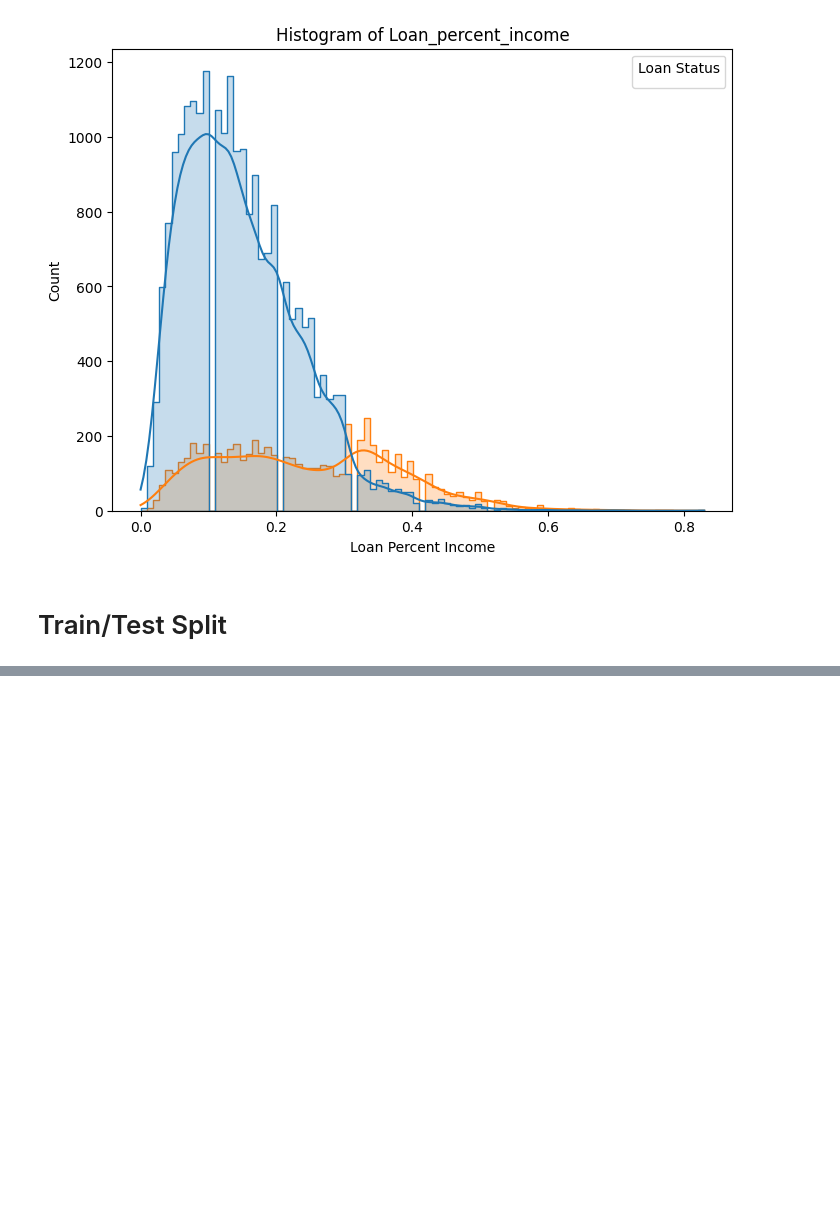
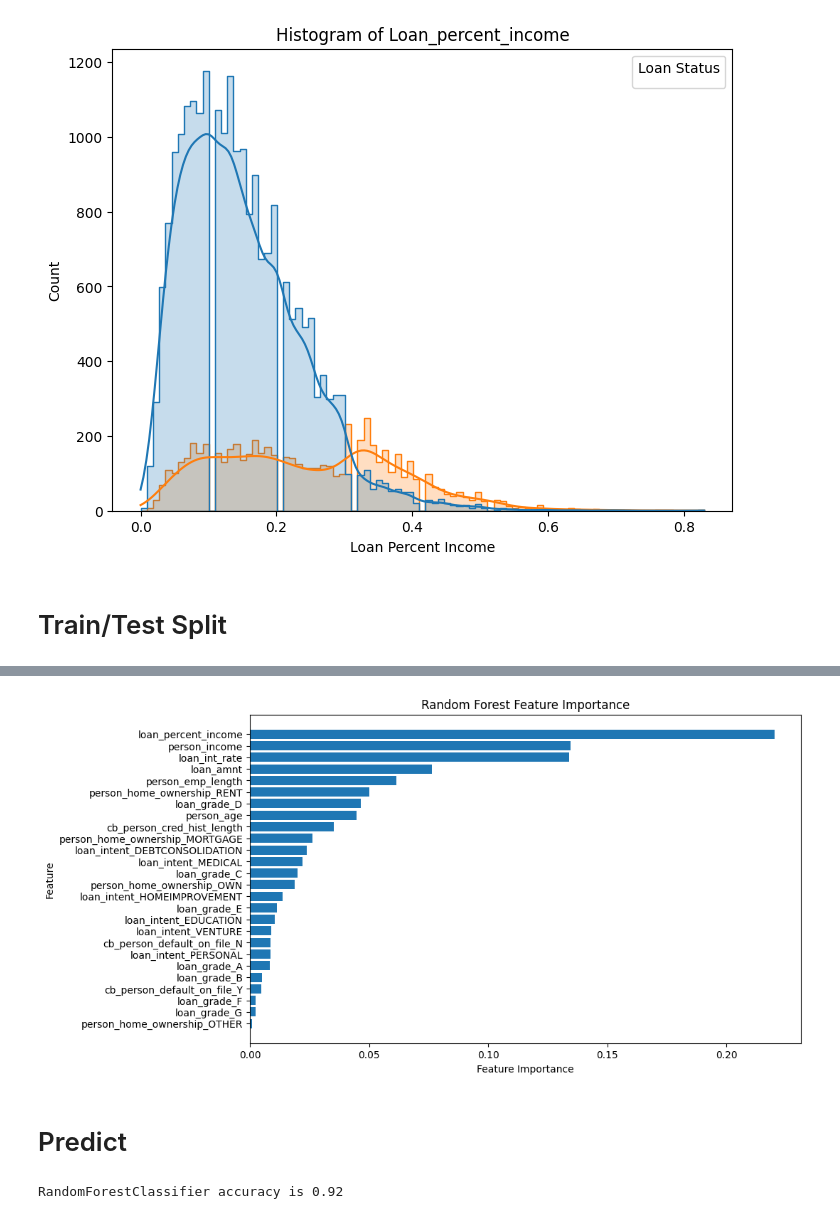
Before and after one commit to Johnshmdt/Credit-Risk-Model, a Jupyter notebook: risk_prediction-prescriptive_analytics.ipynb, the cells around one changed output, grey strips where cells are left out. Drawn from its saved outputs; the diff is of its cells as text; code cells hidden in the pictures; blank space fills up the shorter version.

```diff
--- a/risk_prediction-prescriptive_analytics.ipynb
+++ b/risk_prediction-prescriptive_analytics.ipynb
@@ -190,0 +337,33 @@ y_test shape: (5728,)
+# %%
+rforest_model = random_forest.fit(X_train,y_train)
+
+# Get feature importances from the trained XGBoost model
+feature_importances_rf = rforest_model.feature_importances_
+
+# Get the names of the features
+feature_names_rf = X_train.columns
+
+# Create a DataFrame to store the feature names and their importances
+feature_importance_df_rf = pd.DataFrame({'Feature': feature_names_rf, 'Importance': feature_importances_rf})
+
+# Sort the features by importance in descending order
+feature_importance_df_rf.sort_values(by='Importance', ascending=True,inplace=True)
+
+# Create a horizontal bar plot to visualize feature importance
+plt.figure(figsize=(10, 6))
+plt.barh(feature_importance_df_rf['Feature'], feature_importance_df_rf['Importance'])
+plt.xlabel('Feature Importance')
+plt.ylabel('Feature')
+plt.title('Random Forest Feature Importance')
+plt.show()
+# %% [output]
+[figure, added]
+# %% [markdown]
+# Predict
+# %%
+# 1) Random Forest Classifier
+random_forest_y_test_predict = cross_val_predict(rforest_model, X_test, y_test, cv=kfold)
+
+print('RandomForestClassifier accuracy is %2.2f' % accuracy_score(y_test,random_forest_y_test_predict))
+# %% [output]
+RandomForestClassifier accuracy is 0.92
```
Also changed, not shown: parts of 28 cells of this notebook.
